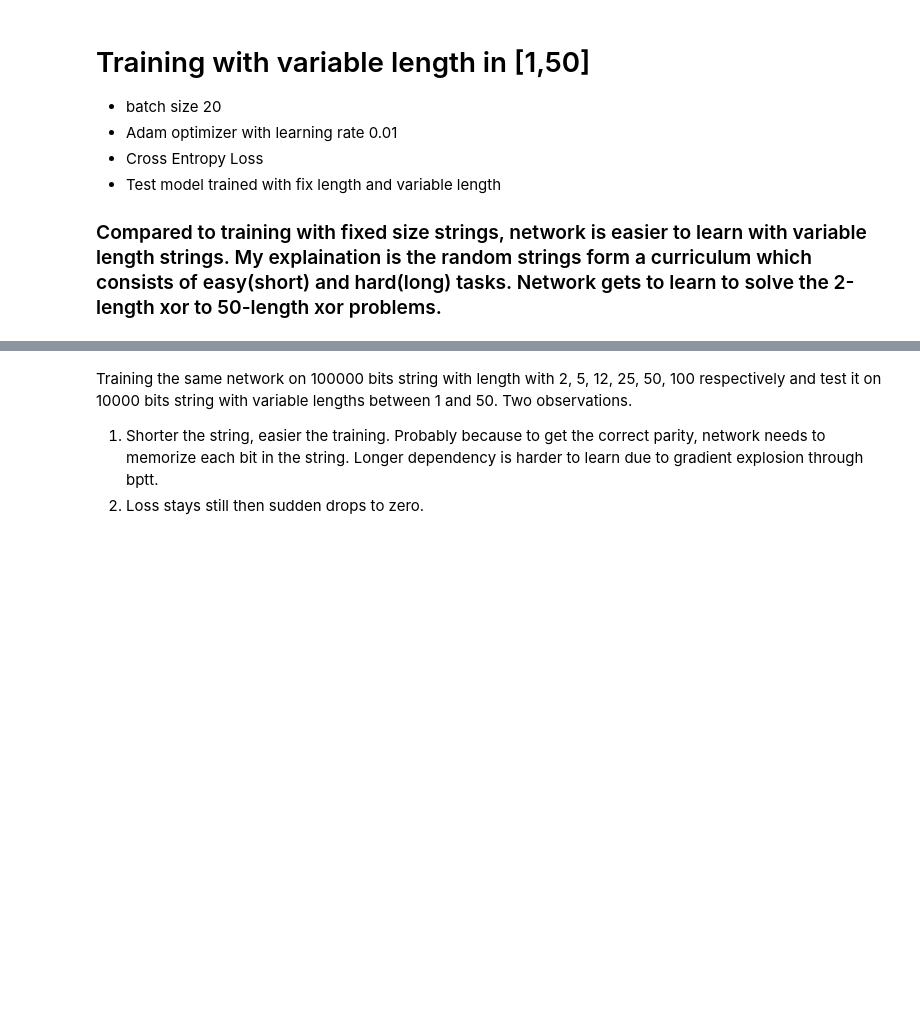
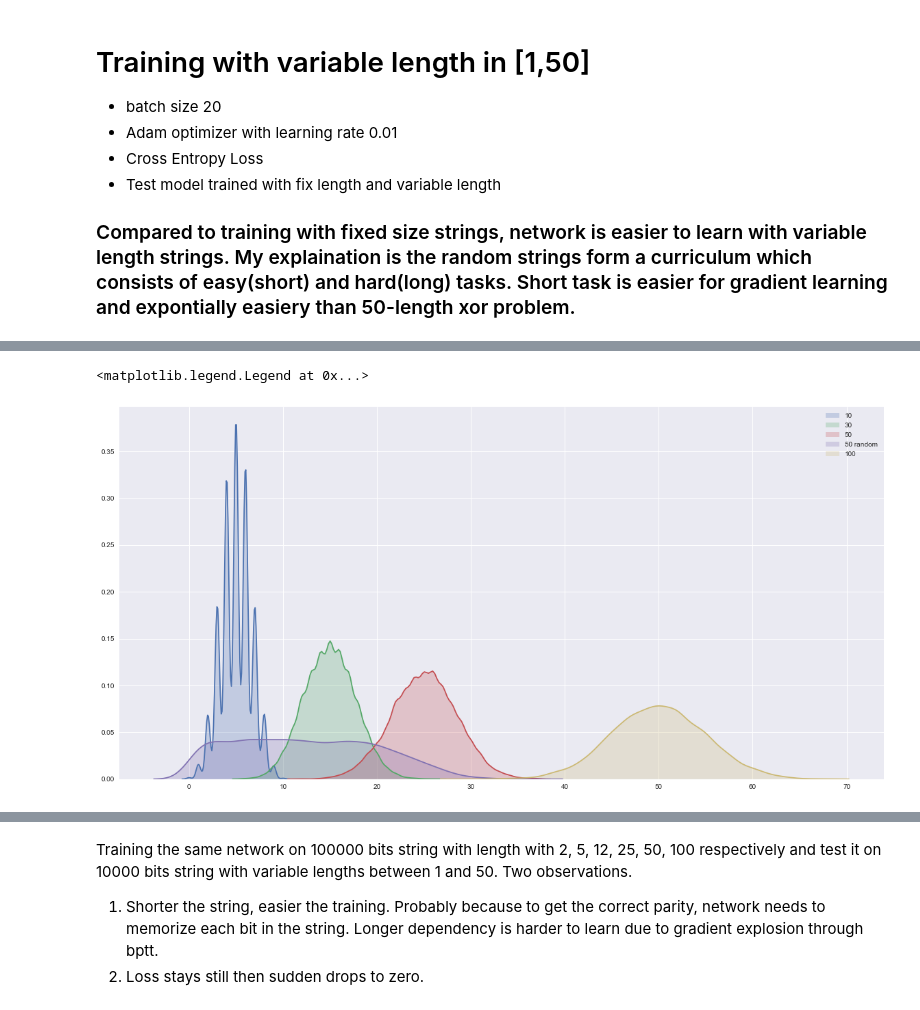
Before and after one commit to TengHu/LSTM-to-solve-the-XOR-problem, a Jupyter notebook: Solve XOR With LSTM.ipynb, the cells around one changed output, grey strips where cells are left out. Saved outputs shown, nothing was run; the diff lists cells and outputs as text; code cells hidden in the pictures; blank space fills up the shorter version.

```diff
--- a/Solve XOR With LSTM.ipynb
+++ b/Solve XOR With LSTM.ipynb
@@ -31,11 +36,12 @@ torch.manual_seed(0)
 # %% [markdown]
 ## Generating Bits String
 # %%
-def generate_binary(length=1, num=1, prob=0.25):
+def generate_binary(length=1, num=1, prob=0.25, is_random=False):
     inputs = []
     targets = []
     for i in range(0, int(round(num))):
-        buf = np.random.binomial(n=1, p=prob, size=(length))
+        p_ = random.uniform(0, prob) if is_random else prob
+        buf = np.random.binomial(n=1, p=p_, size=(length))
         inputs.append([[(i+1)%2, (i)%2] for i in buf])
         targets.append(np.cumsum(buf) % 2)
     return torch.Tensor(inputs), torch.Tensor(targets).unsqueeze(2)
@@ -65,7 +71,8 @@ def flatten(S):
         # first element is not a list
         return S[:1] + flatten(S[1:])
 
-
+def tensors2array(data):
+    return [i[:, 1].sum() for i in data]
 
 def pad_and_average(lists):
     # padding
@@ -141,7 +148,7 @@ class LSTMModel(nn.Module):
 * Cross Entropy Loss
 * Test model trained with fix length and variable length
 
-### Compared to training with fixed size strings, network is easier to learn with variable length strings. My explaination is the random strings form a curriculum which consists of easy(short) and hard(long) tasks. Network gets to learn to solve the 2-length xor to 50-length xor problems.
+### Compared to training with fixed size strings, network is easier to learn with variable length strings. My explaination is the random strings form a curriculum which consists of easy(short) and hard(long) tasks. Short task is easier for gradient learning and expontially easiery than 50-length xor problem.
 # %% [markdown]
 #### Cross Entropy Loss of training
 
@@ -150,6 +157,45 @@ class LSTMModel(nn.Module):
 #### Cross Entropy Loss on Testset (training with fixed and variable length, testing on length 50)
 
 ![title](./xor5.png)
+# %%
+legends = []
+fig, ax = plt.subplots(figsize=(20, 10))
+
+bins = 80
+def plot_it(data):
+    #sns.distplot(data, bins=bins, ax=ax);
+    sns.kdeplot(data, shade=True)
+
+#sns.distplot([i[-1] for i in targets], kde=False, bins=30, ax=ax);
+inputs, _ = generate_binary(length=10, num=10000, prob=0.5, is_random=False)
+plot_it(tensors2array(inputs))
+legends.append("10")
+
+inputs, _ = generate_binary(length=30, num=10000, prob=0.5, is_random=False)
+plot_it(tensors2array(inputs))
+legends.append("30")
+
+inputs, _ = generate_binary(length=50, num=10000, prob=0.5, is_random=False)
+plot_it(tensors2array(inputs))
+legends.append("50")
+
+
+inputs, _ = generate_binary(length=50, num=10000, prob=0.5, is_random=False)
+qi = []
+for i in inputs:
+    qi.append(i[:random.randint(1,49), 1].sum())
+plot_it(qi)
+legends.append("50 random")
+
+inputs, _ = generate_binary(length=100, num=10000, prob=0.5, is_random=False)
+plot_it(tensors2array(inputs))
+legends.append("100")
+
+
+plt.legend(legends)
+# %% [output]
+<matplotlib.legend.Legend at 0x...>
+[figure, added]
 # %%
 ''' Training code '''
 
```
Also changed, not shown: parts of 7 cells of this notebook.
